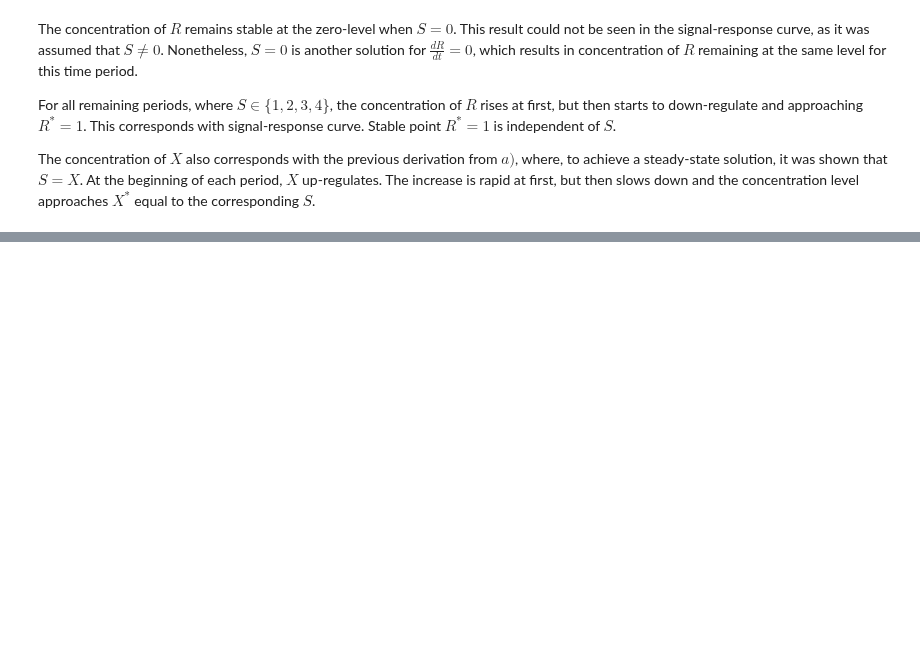
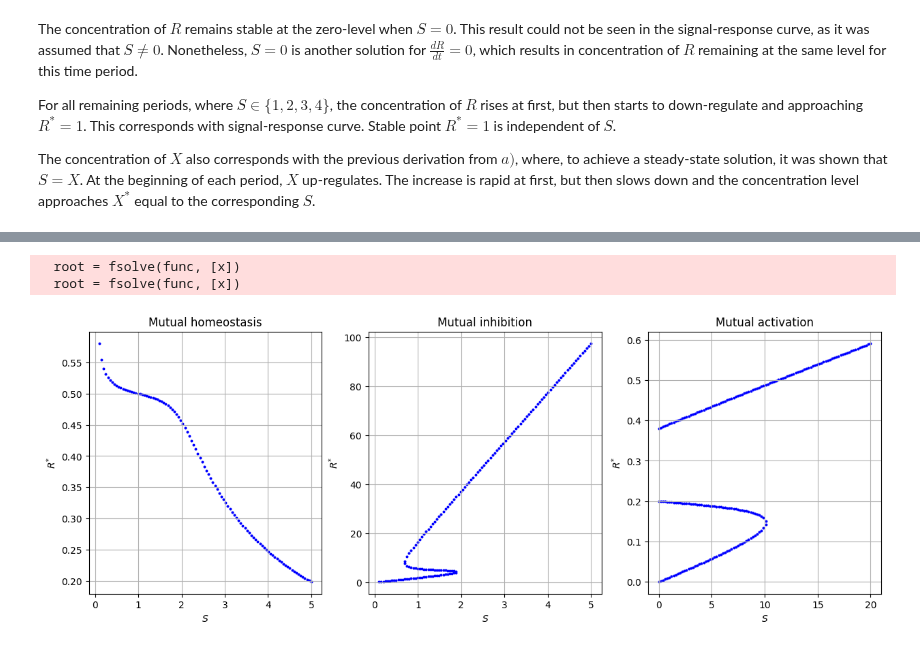
Before and after one commit to jonas4climate/metabolic-cellular-modelling, a Jupyter notebook: assignment2.ipynb, the cells around one changed output, grey strips where cells are left out. Cells and saved outputs as stored; diff of their text form; code cells hidden in the pictures; blank space fills up the shorter version.

```diff
--- a/assignment2.ipynb
+++ b/assignment2.ipynb
@@ -132,0 +259,57 @@ The concentration of $X$ also corresponds with the previous derivation from $a)$
+# %%
+def root_function_homeostasis(S):
+    return lambda R : homeostasis(R, S, *homeostasis_params)
+
+def root_function_mutual_inhibition(S):
+    return lambda R : mutual_inhibition(R, S, *mutual_inhibition_params)
+
+def root_function_mutual_activation(S):
+    return lambda R : mutual_activation(R, S, *mutual_activation_params)
+# %%
+def bifurcation_plot(ax, func_generator, Ss, xmin, xmax, dx):
+    ax.grid()
+    for S in Ss:
+        function = func_generator(S)
+        roots = find_roots(function, xmin, xmax, dx)
+        ax.scatter(np.repeat(S, roots.shape[0]), roots, color="blue", s=3.5)
+        ax.set_xlabel(r"$S$")
+        ax.set_ylabel(r"$R^{*}$")
+# %%
+fig, axes = plt.subplots(1,3,figsize=(15,5))
+
+# Homeostasis
+ax = axes[0]
+Ss = np.linspace(0.1, 5, 100)
+xmin = 0
+xmax = 10
+dx = 0.1
+
+bifurcation_plot(ax, root_function_homeostasis, Ss, xmin, xmax, dx)
+ax.set_title("Mutual homeostasis")
+
+# Mutual inhibition
+ax = axes[1]
+Ss = np.linspace(0.1, 5, 100)
+xmin = 0
+xmax = 100
+dx = 1.0
+
+bifurcation_plot(ax, root_function_mutual_inhibition, Ss, xmin, xmax, dx)
+ax.set_title("Mutual inhibition")
+
+# Mutual activation
+ax = axes[2]
+Ss = np.linspace(0, 20, 100)
+xmin = 0
+xmax = 10
+dx = 0.1
+
+bifurcation_plot(ax, root_function_mutual_activation, Ss, xmin, xmax, dx)
+ax.set_title("Mutual activation")
+
+
+plt.show()
+# %% [output]
+  root = fsolve(func, [x])
+  root = fsolve(func, [x])
+[figure, added]
```
Also changed, not shown: parts of 11 cells of this notebook.
